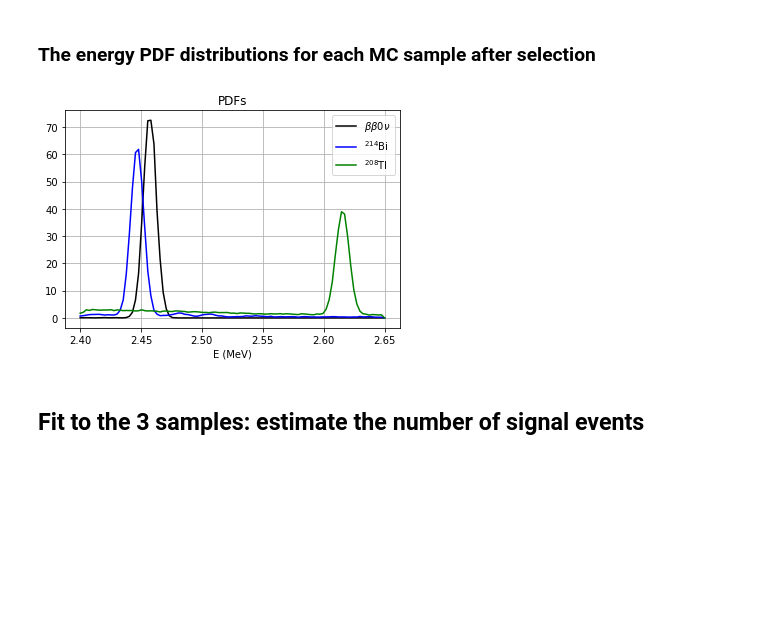
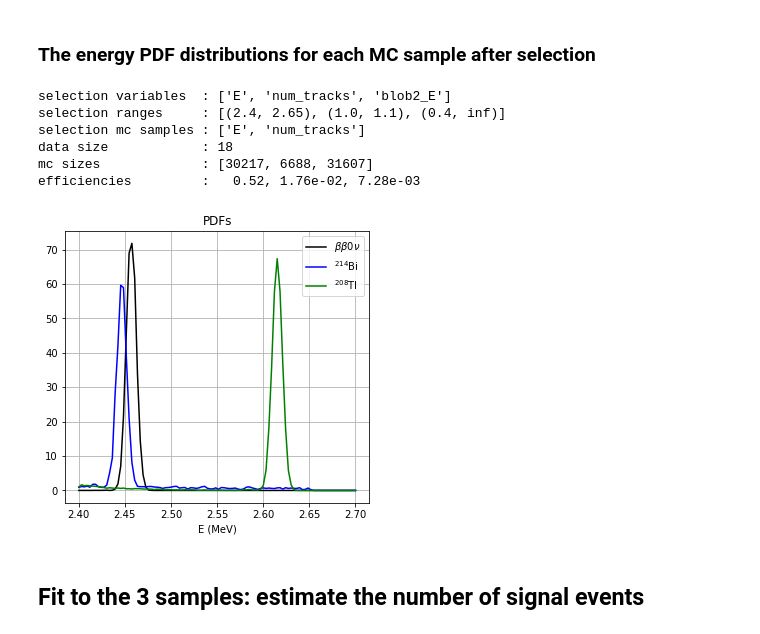
Before and after one commit to jahernando/USC-Fanal, a Jupyter notebook: NB/guide/fanal_signal.ipynb, the cells around one changed output. Cells and saved outputs as stored; diff of their text form; code cells hidden in the pictures; blank space fills up the shorter version.

```diff
--- a/NB/guide/fanal_signal.ipynb
+++ b/NB/guide/fanal_signal.ipynb
@@ -87,6 +100,7 @@ A trick has been used: as the blob-energy and the event energy are uncorrelated,
 # %%
-filename = '/data/alpha.h5'
-print('Data : ', dirpath + filename)
+dirpath = '/Users/hernando/work/docencia/master/Fisica_Particulas/USC-Fanal/data/'
+filename = 'fanal_' + coll + '.h5'
+print('Data path and filename : ', dirpath + filename)
 
 mcbi = pd.read_hdf(dirpath + filename, key = 'mc/bi214')
 mctl = pd.read_hdf(dirpath + filename, key = 'mc/tl208')
@@ -97,27 +111,17 @@ Data :  /Users/hernando/docencia/master/Fisica_Particulas/USC-Fanal/data/alpha.h
 samples  = ['bb0nu', 'Bi', 'Tl']
 ssamples = [r'$\beta\beta0\nu$', r'$^{214}$Bi', r'$^{208}$Tl']
 mcs      = [mcbb, mcbi, mctl]
-# %%
-erange     = (2.400, 2.650)
-eroi       = (2.440, 2.475)
-keys       = ['E', 'num_tracks', 'blob2_E', 'RoI']
-varnames   = ['E', 'num_tracks', 'blob2_E', 'E']
-varranges  = [erange, (1., 1.1), (0.4, np.inf), eroi]
 # %% [markdown]
 ## Generate a MC experiment
 
 ### Estimate the number of events
 # %%
-eff_bb_roi = 0.53027
+from collpars import nevts_Bi, nevts_Tl, nevts_Bi_RoI, nevts_Tl_RoI
+from collpars import unevts_Bi, unevts_Tl
+from collpars import eff_bb_RoI
 
-nbb_roi = 100
-nbi     = 1424
-ntl     = 1943
+nbb_roi = nevts_Bi_RoI
 
-def nevents(nbb_roi, nbi, ntl, eff_bb_roi = eff_bb_roi):
-    nevts  = [nbb_roi/eff_bb_roi, nbi, ntl]
-    return nevts
-
-nevts   = nevents(nbb_roi, nbi, ntl)
+nevts   = (nbb_roi/eff_bb_RoI, nevts_Bi, nevts_Tl)
 print('Total number of events :', *['{:s} \t {:6.1f},'.format(s, ni) for s, ni in zip(samples, nevts)])
 # %% [output]
@@ -128,26 +132,29 @@ Total number of events : bb0nu    188.6, Bi      1424.0, Tl      1943.0,
 mdat = fn.generate_mc_experiment(mcs, nevts)
 # %% [markdown]
 ### The energy PDF distributions for each MC sample after selection
+# %%
+anadat, anamcs, effs = fn.ana_samples(mdat, mcs)
+# %% [output]
+selection variables  : ['E', 'num_tracks', 'blob2_E']
+selection ranges     : [(2.4, 2.65), (1.0, 1.1), (0.4, inf)]
+selection mc samples : ['E', 'num_tracks']
+data size            : 18
+mc sizes             : [30217, 6688, 31607]
+efficiencies         :   0.52, 1.76e-02, 7.28e-03
 # %%
 bins     = 100
-vnames   = ['E', 'num_tracks', 'blob2_E']
-vranges  = [(2.400, 2.650), (1., 1.1), (0.4, np.inf)]
-level_mc = 1 # MC level selction E in range & 1 track
+varname  = 'E'
+varrange = erange # E-range
+pdfs     = [stats.rv_histogram(np.histogram(mc[varname], bins, varrange)) for mc in anamcs]
+xs       = np.linspace(*varrange, bins)
 
-sels = [ut.selections(mc, vnames, vranges) for mc  in mcs]
-tmcs = [mc[sel[level_mc]]                  for mc, sel in zip(mcs, sels)]
-
-varname  = 'E'
-varrange = vranges[0] # E-range
-pdfs = [stats.rv_histogram(np.histogram(mc[varname], bins, range = varrange)) for mc in mcs]
-
-xs   = np.linspace(*varrange, bins)
+subplot = pltext.canvas(1); subplot(1);
 for i, pdf in enumerate(pdfs):
     plt.plot(xs, pdf.pdf(xs), label = ssamples[i])
 plt.grid(); plt.legend();
 plt.xlabel('E (MeV)'); plt.title('PDFs');
 # %% [output]
-[figure, old version]
+[figure, new version]
 # %% [markdown]
 ## Fit to the 3 samples: estimate the number of signal events
 # %% [markdown]
```
Also changed, not shown: parts of 24 cells of this notebook, 7 other files.
